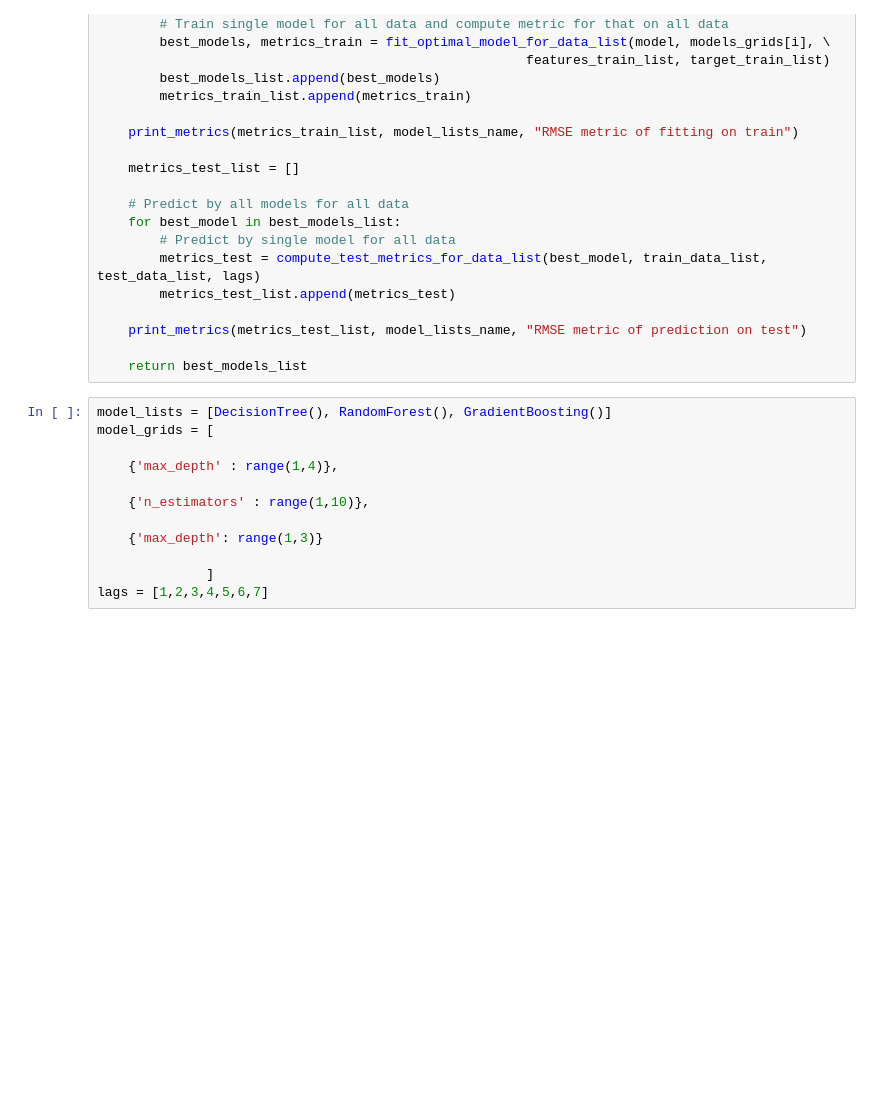
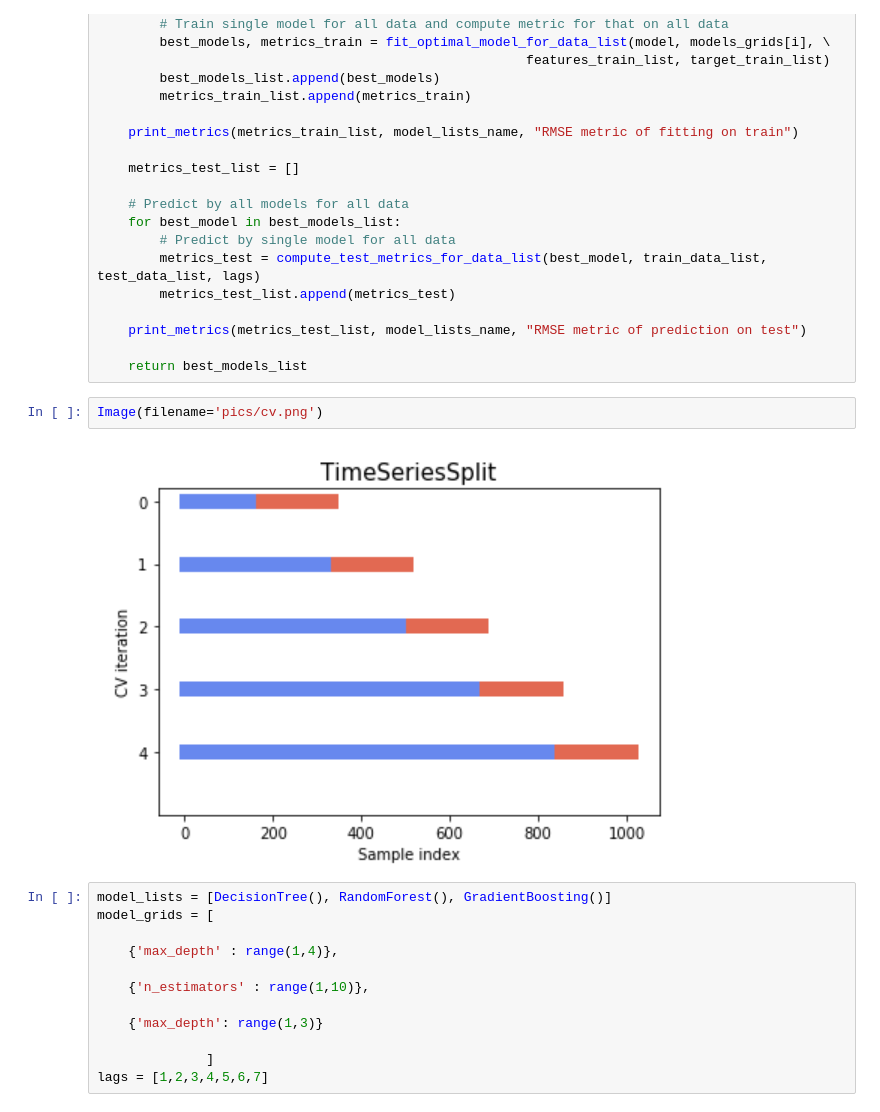
Before and after one commit to MolVlad/Data_Science_Skoltech_Coursework, a Jupyter notebook: Trees_Vlad.ipynb, the cells around one changed output. Saved outputs shown, nothing was run; the diff lists cells and outputs as text; blank space fills up the shorter version.

```diff
--- a/Trees_Vlad.ipynb
+++ b/Trees_Vlad.ipynb
@@ -302,6 +561,10 @@ def model_lists_f(model_lists_name, models_grids, data_list, lags):
     print_metrics(metrics_test_list, model_lists_name, "RMSE metric of prediction on test")
 
     return best_models_list
+# %%
+Image(filename='pics/cv.png')
+# %% [output]
+[figure, added]
 # %%
 model_lists = [DecisionTree(), RandomForest(), GradientBoosting()]
 model_grids = [
```
Also changed, not shown: parts of 65 cells of this notebook.
